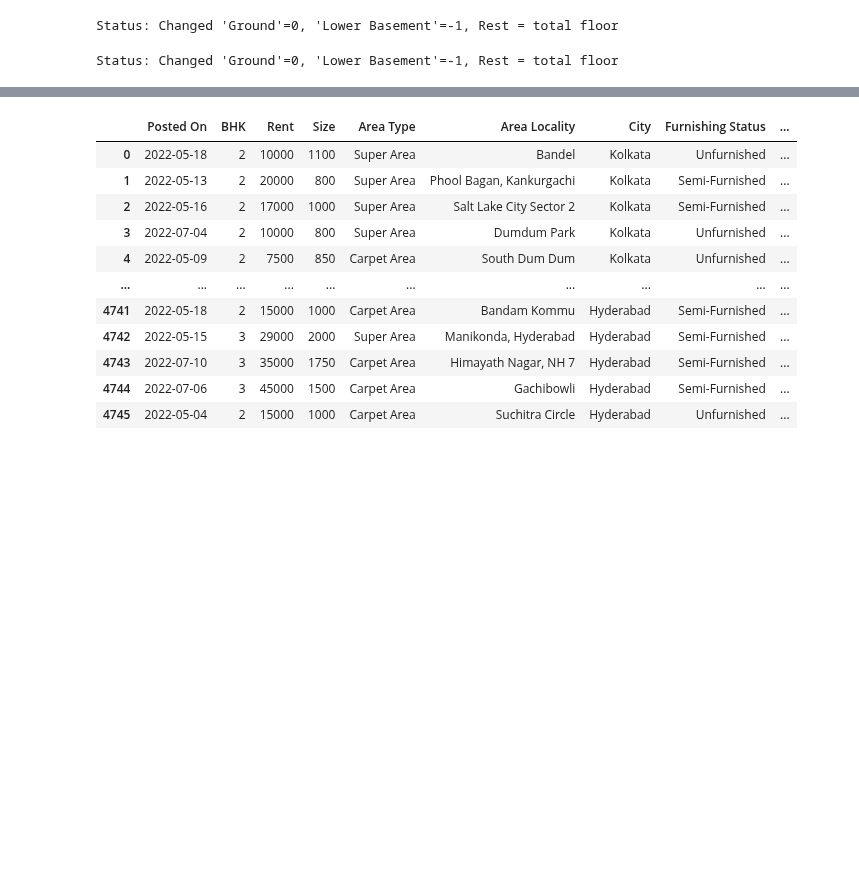
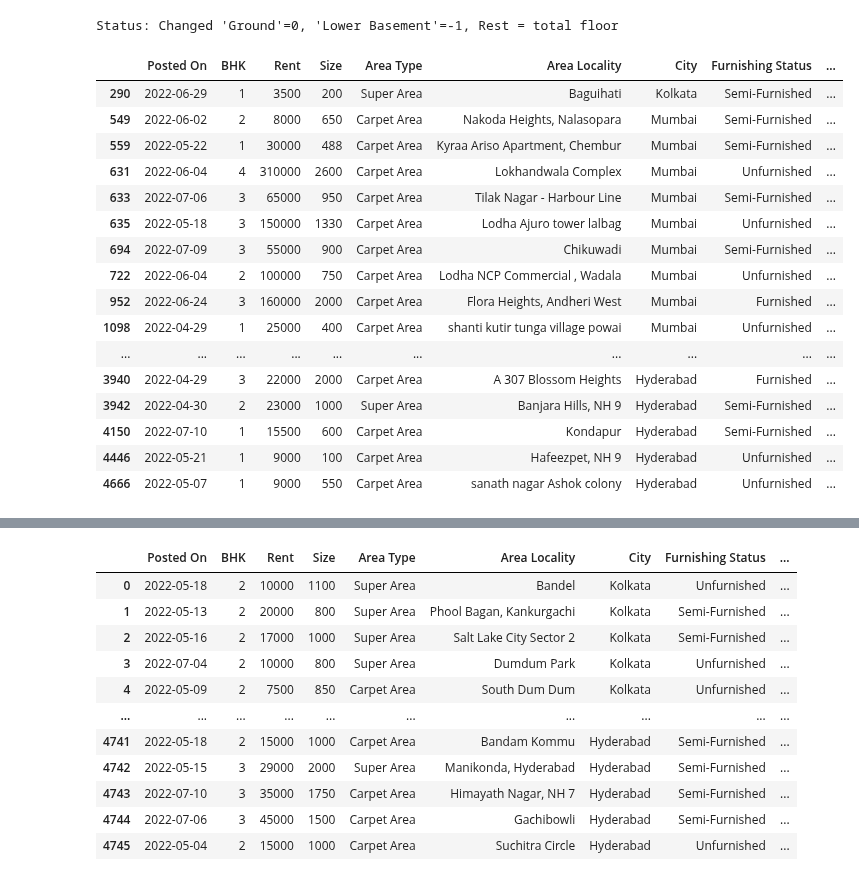
Before and after one commit to remre/housepricer, a Jupyter notebook: workenvfirst.ipynb, the cells around one changed output, grey strips where cells are left out. Cells and saved outputs as stored; diff of their text form; code cells hidden in the pictures; blank space fills up the shorter version.

```diff
--- a/workenvfirst.ipynb
+++ b/workenvfirst.ipynb
@@ -123,13 +123,26 @@ print("Status: Changed 'Ground'=0, 'Lower Basement'=-1, Rest = total floor")
 df2.drop('Floor',axis=1,inplace=True)
 # %% [output]
 Status: Changed 'Ground'=0, 'Lower Basement'=-1, Rest = total floor
-# %%
-df2 = df2.join(df2['Floor'].str.split(' out of ',  expand=True).rename(columns={0:'floor level', 1:'total floor'}))
-df2['floor level'] = df2.apply(lambda x: 0 if x['floor level'] =='Ground' \
-                               else ( -1 if x['floor level'] =='Lower Basement' else (x['total floor']) ) , axis=1)
-print("Status: Changed 'Ground'=0, 'Lower Basement'=-1, Rest = total floor")
-# %% [output]
-Status: Changed 'Ground'=0, 'Lower Basement'=-1, Rest = total floor
+# %%
+df2.loc[df2['floor level']==-1]
+# %% [output]
+|  | Posted On | BHK | Rent | Size | Area Type | Area Locality | City | Furnishing Status | ... |
+| 290 | 2022-06-29 | 1 | 3500 | 200 | Super Area | Baguihati | Kolkata | Semi-Furnished | ... |
+| 549 | 2022-06-02 | 2 | 8000 | 650 | Carpet Area | Nakoda Heights, Nalasopara | Mumbai | Semi-Furnished | ... |
+| 559 | 2022-05-22 | 1 | 30000 | 488 | Carpet Area | Kyraa Ariso Apartment, Chembur | Mumbai | Semi-Furnished | ... |
+| 631 | 2022-06-04 | 4 | 310000 | 2600 | Carpet Area | Lokhandwala Complex | Mumbai | Unfurnished | ... |
+| 633 | 2022-07-06 | 3 | 65000 | 950 | Carpet Area | Tilak Nagar - Harbour Line | Mumbai | Semi-Furnished | ... |
+| 635 | 2022-05-18 | 3 | 150000 | 1330 | Carpet Area | Lodha Ajuro tower lalbag | Mumbai | Unfurnished | ... |
+| 694 | 2022-07-09 | 3 | 55000 | 900 | Carpet Area | Chikuwadi | Mumbai | Semi-Furnished | ... |
+| 722 | 2022-06-04 | 2 | 100000 | 750 | Carpet Area | Lodha NCP Commercial , Wadala | Mumbai | Unfurnished | ... |
+| 952 | 2022-06-24 | 3 | 160000 | 2000 | Carpet Area | Flora Heights, Andheri West | Mumbai | Furnished | ... |
+| 1098 | 2022-04-29 | 1 | 25000 | 400 | Carpet Area | shanti kutir tunga village powai | Mumbai | Unfurnished | ... |
+| ... | ... | ... | ... | ... | ... | ... | ... | ... | ... |
+| 3940 | 2022-04-29 | 3 | 22000 | 2000 | Carpet Area | A 307 Blossom Heights | Hyderabad | Furnished | ... |
+| 3942 | 2022-04-30 | 2 | 23000 | 1000 | Super Area | Banjara Hills, NH 9 | Hyderabad | Semi-Furnished | ... |
+| 4150 | 2022-07-10 | 1 | 15500 | 600 | Carpet Area | Kondapur | Hyderabad | Semi-Furnished | ... |
+| 4446 | 2022-05-21 | 1 | 9000 | 100 | Carpet Area | Hafeezpet, NH 9 | Hyderabad | Unfurnished | ... |
+| 4666 | 2022-05-07 | 1 | 9000 | 550 | Carpet Area | sanath nagar Ashok colony | Hyderabad | Unfurnished | ... |
 # %%
 df2.isnull().sum()
 # %% [output]
```
Also changed, not shown: parts of 18 cells of this notebook, 1 other file.
